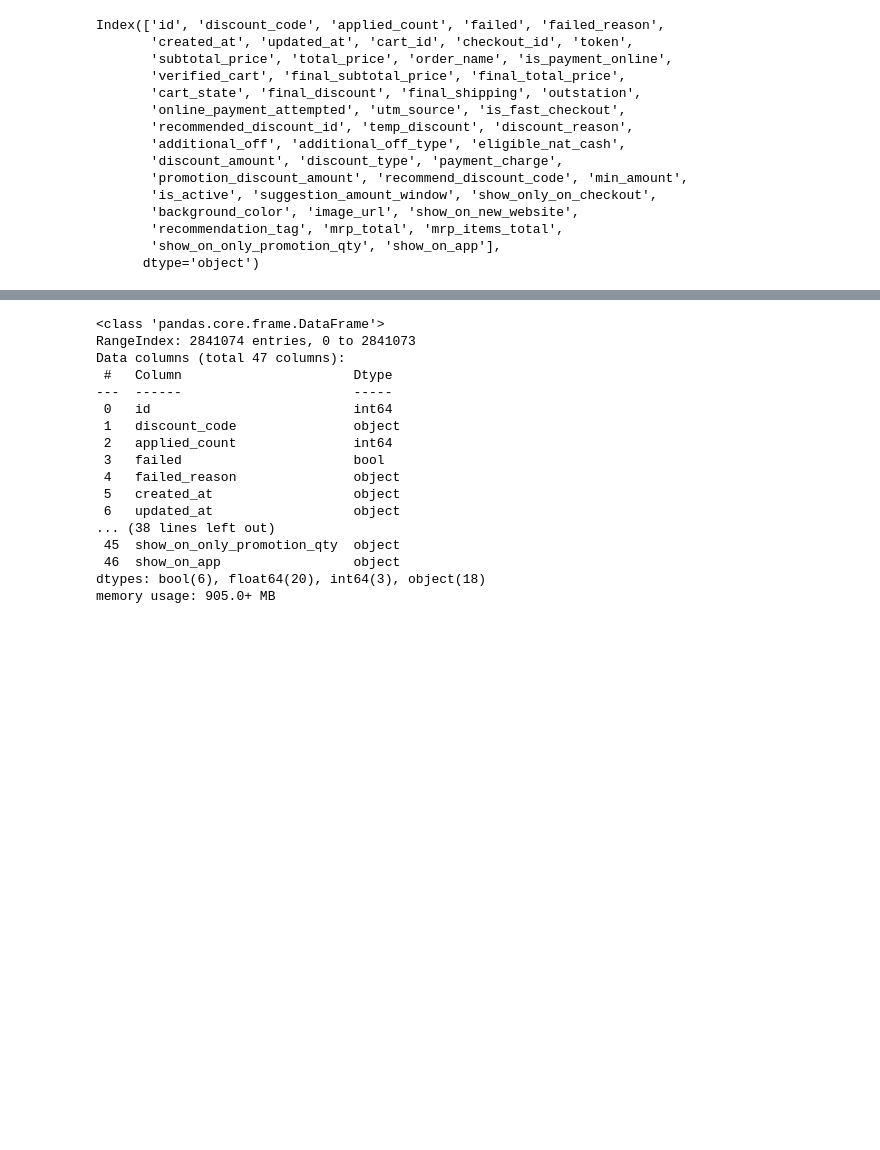
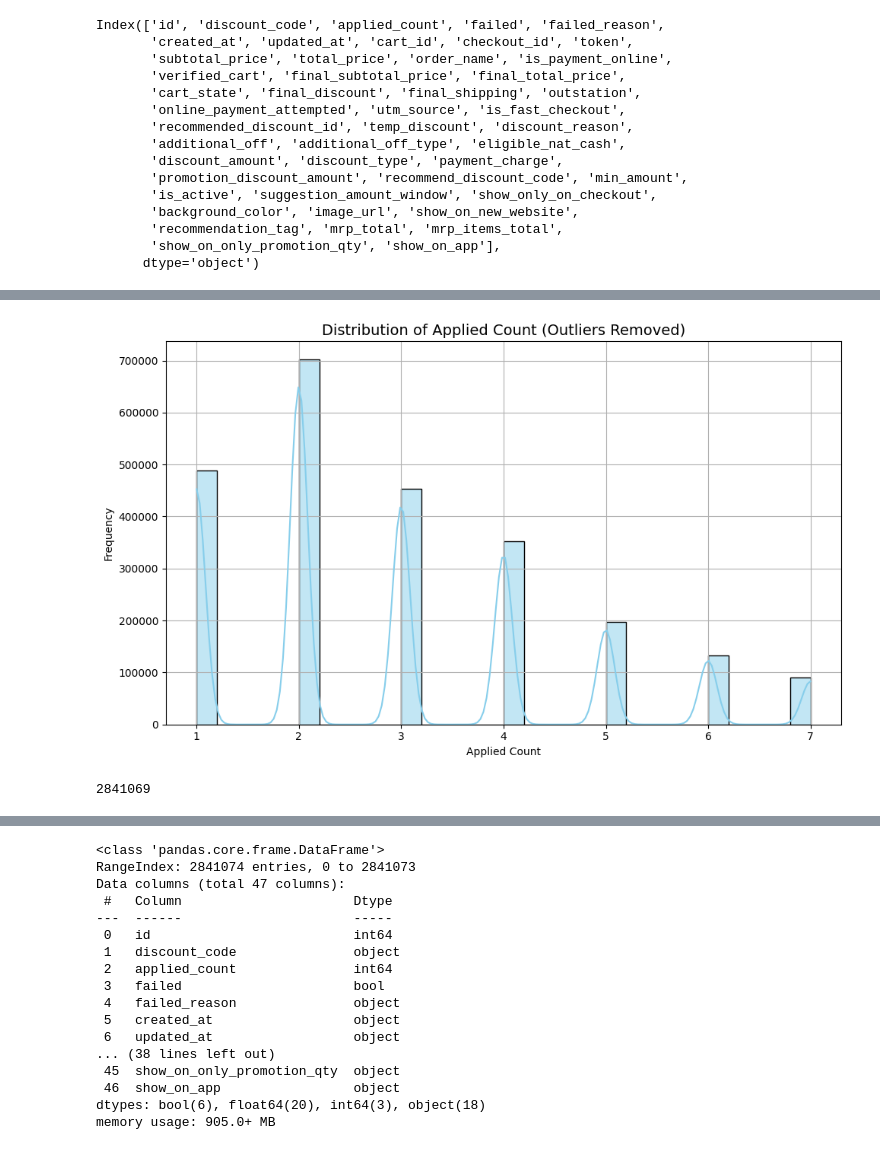
Before and after one commit to nhvishalsangralds/applied_discount_analysis, a Jupyter notebook: notebooks/ad-analysis.ipynb, the cells around one changed output, grey strips where cells are left out. Cells and saved outputs as stored; diff of their text form; code cells hidden in the pictures; blank space fills up the shorter version.

```diff
--- a/notebooks/ad-analysis.ipynb
+++ b/notebooks/ad-analysis.ipynb
@@ -37,0 +91,6 @@ Index(['id', 'discount_code', 'applied_count', 'failed', 'failed_reason',
+# %%
+# Feature selected for further analysis and assinged them a data frame name df
+df = coupon_data[['id', 'discount_code','discount_reason', 'applied_count',
+                   'failed', 'failed_reason','created_at', 'updated_at',
+                   'cart_id','cart_state','discount_amount','discount_type',
+                   'mrp_total','mrp_items_total']]
@@ -37,0 +207,29 @@ Index(['id', 'discount_code', 'applied_count', 'failed', 'failed_reason',
+# %%
+import seaborn as sns
+import matplotlib.pyplot as plt
+
+# Calculate IQR for applied_count
+Q1 = df['applied_count'].quantile(0.25)
+Q3 = df['applied_count'].quantile(0.75)
+IQR = Q3 - Q1
+lower_bound = Q1 - 0.75 * IQR
+upper_bound = Q3 + 0.75 * IQR
+
+# Remove outliers from applied_count
+df_no_outliers = df[(df['applied_count'] >= lower_bound) & (df['applied_count'] <= upper_bound)]
+
+# Plot distribution
+plt.figure(figsize=(10, 6))
+sns.histplot(df_no_outliers['applied_count'], kde=True, bins=30, color='skyblue')
+plt.title('Distribution of Applied Count (Outliers Removed)', fontsize=14)
+plt.xlabel('Applied Count')
+plt.ylabel('Frequency')
+plt.grid(True)
+plt.tight_layout()
+plt.show()
+# %% [output]
+[figure, added]
+# %%
+df['created_at'].nunique()
+# %% [output]
+2841069
```
Also changed, not shown: parts of 78 cells of this notebook, 6 other files.
